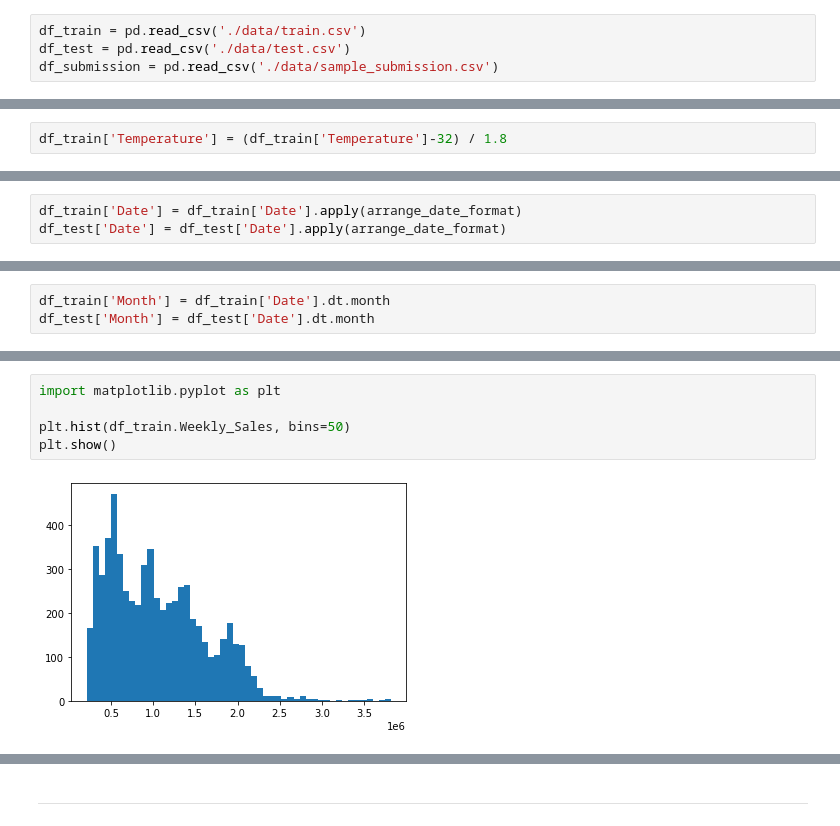
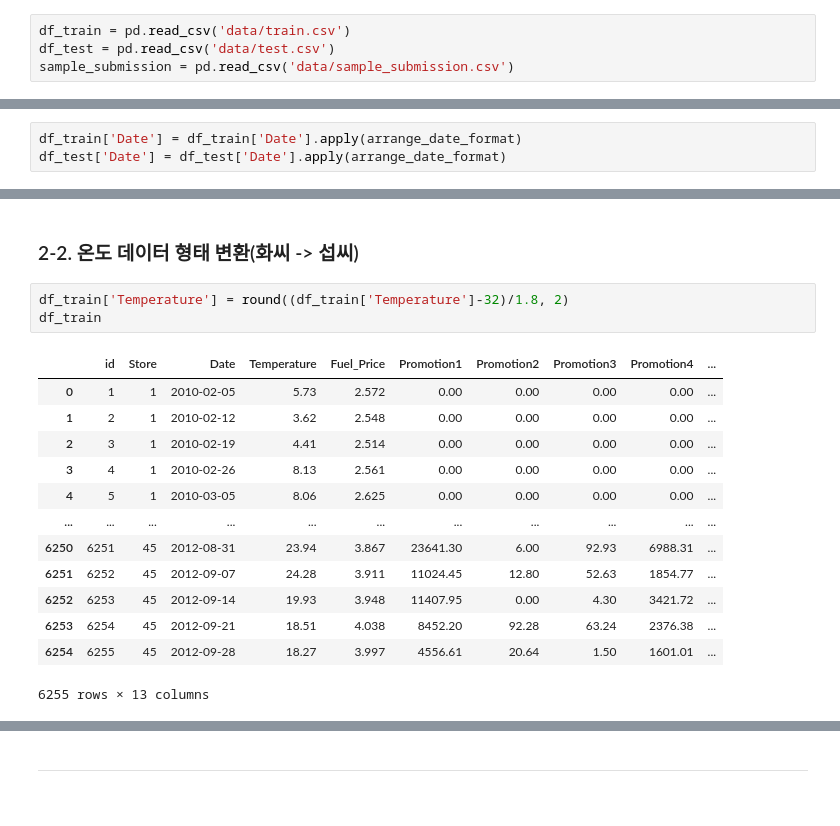
Before and after one commit to jadefactory/branch_sales_forecast, a Jupyter notebook: baseline_code.ipynb, the cells around one changed output, grey strips where cells are left out. Saved outputs shown, nothing was run; the diff lists cells and outputs as text.

```diff
--- a/baseline_code.ipynb
+++ b/baseline_code.ipynb
@@ -3,4 +10,4 @@ import pandas as pd
 # %%
-df_train = pd.read_csv('./data/train.csv')
-df_test = pd.read_csv('./data/test.csv')
-df_submission = pd.read_csv('./data/sample_submission.csv')
+df_train = pd.read_csv('data/train.csv')
+df_test = pd.read_csv('data/test.csv')
+sample_submission = pd.read_csv('data/sample_submission.csv')
@@ -147,2 +73,0 @@ df_train.describe()
-# %%
-df_train['Temperature'] = (df_train['Temperature']-32) / 1.8
@@ -194,3 +134,0 @@ df_train
-# %%
-df_train['Month'] = df_train['Date'].dt.month
-df_test['Month'] = df_test['Date'].dt.month
@@ -258,7 +158,19 @@ memory usage: 17.2 KB
-# %%
-import matplotlib.pyplot as plt
-
-plt.hist(df_train.Weekly_Sales, bins=50)
-plt.show()
-# %% [output]
-[figure, removed]
+# %% [markdown]
+### 2-2. 온도 데이터 형태 변환(화씨 -> 섭씨)
+# %%
+df_train['Temperature'] = round((df_train['Temperature']-32)/1.8, 2)
+df_train
+# %% [output]
+|  | id | Store | Date | Temperature | Fuel_Price | Promotion1 | Promotion2 | Promotion3 | Promotion4 | ... |
+| 0 | 1 | 1 | 2010-02-05 | 5.73 | 2.572 | 0.00 | 0.00 | 0.00 | 0.00 | ... |
+| 1 | 2 | 1 | 2010-02-12 | 3.62 | 2.548 | 0.00 | 0.00 | 0.00 | 0.00 | ... |
+| 2 | 3 | 1 | 2010-02-19 | 4.41 | 2.514 | 0.00 | 0.00 | 0.00 | 0.00 | ... |
+| 3 | 4 | 1 | 2010-02-26 | 8.13 | 2.561 | 0.00 | 0.00 | 0.00 | 0.00 | ... |
+| 4 | 5 | 1 | 2010-03-05 | 8.06 | 2.625 | 0.00 | 0.00 | 0.00 | 0.00 | ... |
+| ... | ... | ... | ... | ... | ... | ... | ... | ... | ... | ... |
+| 6250 | 6251 | 45 | 2012-08-31 | 23.94 | 3.867 | 23641.30 | 6.00 | 92.93 | 6988.31 | ... |
+| 6251 | 6252 | 45 | 2012-09-07 | 24.28 | 3.911 | 11024.45 | 12.80 | 52.63 | 1854.77 | ... |
+| 6252 | 6253 | 45 | 2012-09-14 | 19.93 | 3.948 | 11407.95 | 0.00 | 4.30 | 3421.72 | ... |
+| 6253 | 6254 | 45 | 2012-09-21 | 18.51 | 4.038 | 8452.20 | 92.28 | 63.24 | 2376.38 | ... |
+| 6254 | 6255 | 45 | 2012-09-28 | 18.27 | 3.997 | 4556.61 | 20.64 | 1.50 | 1601.01 | ... |
+6255 rows × 13 columns
```
Also changed, not shown: parts of 91 cells of this notebook, 1 other file.
